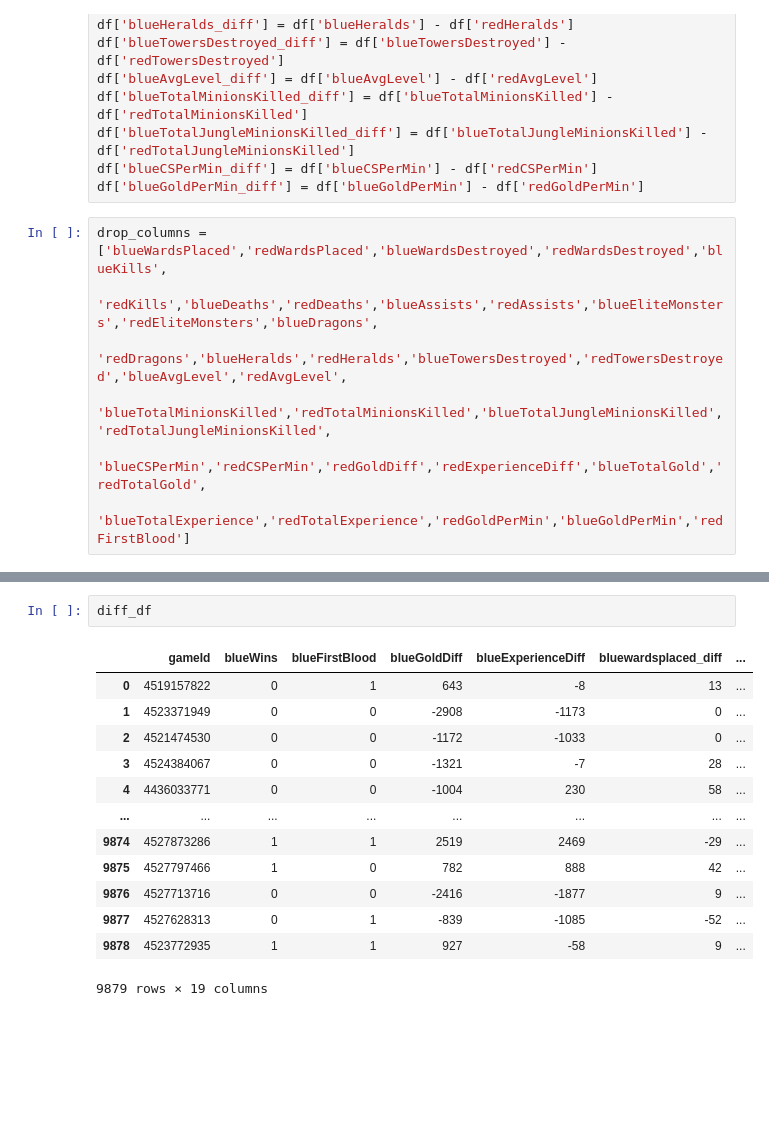
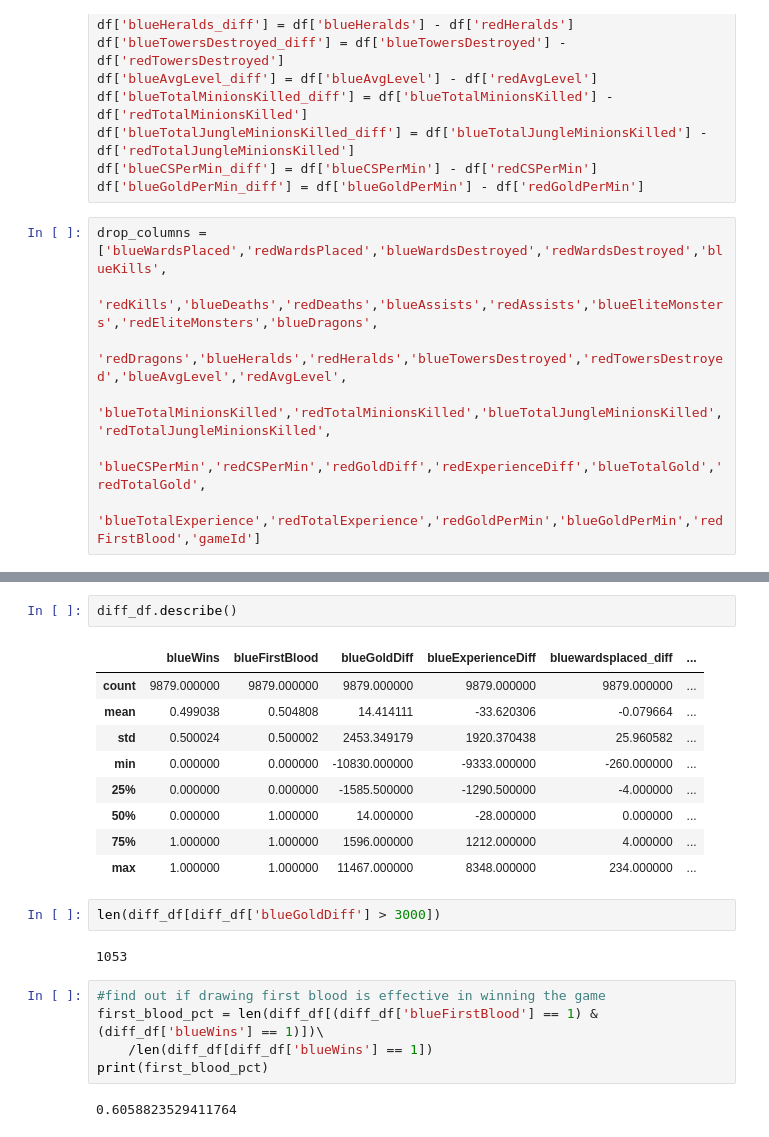
Before and after one commit to kylegross/League_of_Legends, a Jupyter notebook: ETL_code.ipynb, the cells around one changed output, grey strips where cells are left out. Saved outputs shown, nothing was run; the diff lists cells and outputs as text; blank space fills up the shorter version.

```diff
--- a/ETL_code.ipynb
+++ b/ETL_code.ipynb
@@ -112,4 +99,4 @@ drop_columns = ['blueWardsPlaced','redWardsPlaced','blueWardsDestroyed','redWard
                'redDragons','blueHeralds','redHeralds','blueTowersDestroyed','redTowersDestroyed','blueAvgLevel','redAvgLevel',
                'blueTotalMinionsKilled','redTotalMinionsKilled','blueTotalJungleMinionsKilled','redTotalJungleMinionsKilled',
                'blueCSPerMin','redCSPerMin','redGoldDiff','redExperienceDiff','blueTotalGold','redTotalGold',
-               'blueTotalExperience','redTotalExperience','redGoldPerMin','blueGoldPerMin','redFirstBlood']
+               'blueTotalExperience','redTotalExperience','redGoldPerMin','blueGoldPerMin','redFirstBlood','gameId']
@@ -118,16 +121,23 @@ diff_df = df.drop(drop_columns,axis=1)
 # %%
-diff_df
+diff_df.describe()
 # %% [output]
-|  | gameId | blueWins | blueFirstBlood | blueGoldDiff | blueExperienceDiff | bluewardsplaced_diff | ... |
-| 0 | 4519157822 | 0 | 1 | 643 | -8 | 13 | ... |
-| 1 | 4523371949 | 0 | 0 | -2908 | -1173 | 0 | ... |
-| 2 | 4521474530 | 0 | 0 | -1172 | -1033 | 0 | ... |
-| 3 | 4524384067 | 0 | 0 | -1321 | -7 | 28 | ... |
-| 4 | 4436033771 | 0 | 0 | -1004 | 230 | 58 | ... |
-| ... | ... | ... | ... | ... | ... | ... | ... |
-| 9874 | 4527873286 | 1 | 1 | 2519 | 2469 | -29 | ... |
-| 9875 | 4527797466 | 1 | 0 | 782 | 888 | 42 | ... |
-| 9876 | 4527713716 | 0 | 0 | -2416 | -1877 | 9 | ... |
-| 9877 | 4527628313 | 0 | 1 | -839 | -1085 | -52 | ... |
-| 9878 | 4523772935 | 1 | 1 | 927 | -58 | 9 | ... |
+|  | blueWins | blueFirstBlood | blueGoldDiff | blueExperienceDiff | bluewardsplaced_diff | ... |
+| count | 9879.000000 | 9879.000000 | 9879.000000 | 9879.000000 | 9879.000000 | ... |
+| mean | 0.499038 | 0.504808 | 14.414111 | -33.620306 | -0.079664 | ... |
+| std | 0.500024 | 0.500002 | 2453.349179 | 1920.370438 | 25.960582 | ... |
+| min | 0.000000 | 0.000000 | -10830.000000 | -9333.000000 | -260.000000 | ... |
+| 25% | 0.000000 | 0.000000 | -1585.500000 | -1290.500000 | -4.000000 | ... |
+| 50% | 0.000000 | 1.000000 | 14.000000 | -28.000000 | 0.000000 | ... |
+| 75% | 1.000000 | 1.000000 | 1596.000000 | 1212.000000 | 4.000000 | ... |
+| max | 1.000000 | 1.000000 | 11467.000000 | 8348.000000 | 234.000000 | ... |
-9879 rows × 19 columns
+# %%
+len(diff_df[diff_df['blueGoldDiff'] > 3000])
+# %% [output]
+1053
+# %%
+#find out if drawing first blood is effective in winning the game
+first_blood_pct = len(diff_df[(diff_df['blueFirstBlood'] == 1) & (diff_df['blueWins'] == 1)])\
+    /len(diff_df[diff_df['blueWins'] == 1])
+print(first_blood_pct)
+# %% [output]
+0.6058823529411764
```
Also changed, not shown: parts of 30 cells of this notebook.
